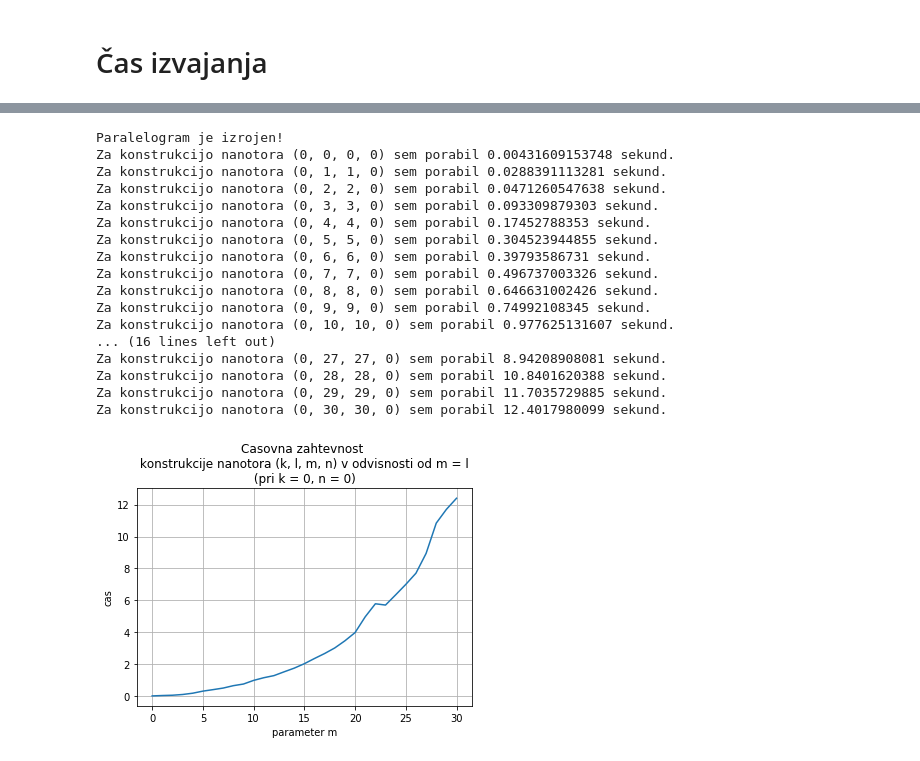
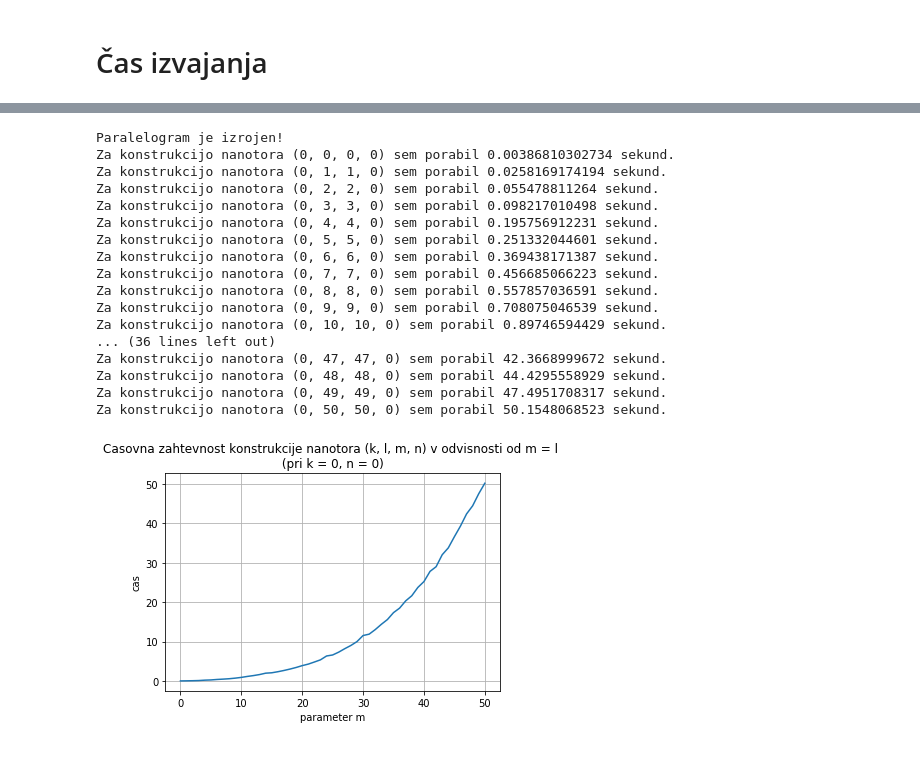
Before and after one commit to TomasRode/Nanotori, a Jupyter notebook: Nanotori.ipynb, the cells around one changed output, grey strips where cells are left out. Cells and saved outputs as stored; diff of their text form; code cells hidden in the pictures.

```diff
--- a/Nanotori.ipynb
+++ b/Nanotori.ipynb
@@ -728,54 +728,54 @@ plt.show()
 # %%
-### PODALJSEVANJE PARALELGRAMA V DVE SMERI ###
+# ## PODALJSEVANJE PARALELGRAMA V DVE SMERI ###
 
-import time
+# import time
 
-k, l, n = 0, 0, 0
+# k, l, n = 0, 0, 0
 
-P = []
-T = []
-for m in range(31):
-    zacetek = time.time()
-    G = nanotorus(k, l, m, n)
-    konec = time.time()
+# P2 = []
+# T2 = []
+# for m in range(51):
+#     zacetek = time.time()
+#     G = nanotorus(k, l, m, n)
+#     konec = time.time()
 
-    print("Za konstrukcijo nanotora ({}, {}, {}, {}) sem porabil {} sekund.".format(k, l, m, n, konec - zacetek))
+#     print("Za konstrukcijo nanotora ({}, {}, {}, {}) sem porabil {} sekund.".format(k, l, m, n, konec - zacetek))
 
-    # podaljsamo paralelgram še v drugo smer
-    l += 1
+#     # podaljsamo paralelgram še v drugo smer
+#     l += 1
 
-    P.append(m) # parametri
-    T.append(konec - zacetek) # cas
+#     P2.append(m) # parametri
+#     T2.append(konec - zacetek) # cas
 # %% [output]
 Paralelogram je izrojen!
-Za konstrukcijo nanotora (0, 0, 0, 0) sem porabil 0.00431609153748 sekund.
-Za konstrukcijo nanotora (0, 1, 1, 0) sem porabil 0.0288391113281 sekund.
-Za konstrukcijo nanotora (0, 2, 2, 0) sem porabil 0.0471260547638 sekund.
-Za konstrukcijo nanotora (0, 3, 3, 0) sem porabil 0.093309879303 sekund.
-Za konstrukcijo nanotora (0, 4, 4, 0) sem porabil 0.17452788353 sekund.
-Za konstrukcijo nanotora (0, 5, 5, 0) sem porabil 0.304523944855 sekund.
-Za konstrukcijo nanotora (0, 6, 6, 0) sem porabil 0.39793586731 sekund.
-Za konstrukcijo nanotora (0, 7, 7, 0) sem porabil 0.496737003326 sekund.
-Za konstrukcijo nanotora (0, 8, 8, 0) sem porabil 0.646631002426 sekund.
-Za konstrukcijo nanotora (0, 9, 9, 0) sem porabil 0.74992108345 sekund.
-Za konstrukcijo nanotora (0, 10, 10, 0) sem porabil 0.977625131607 sekund.
-... (16 lines left out)
-Za konstrukcijo nanotora (0, 27, 27, 0) sem porabil 8.94208908081 sekund.
-Za konstrukcijo nanotora (0, 28, 28, 0) sem porabil 10.8401620388 sekund.
-Za konstrukcijo nanotora (0, 29, 29, 0) sem porabil 11.7035729885 sekund.
-Za konstrukcijo nanotora (0, 30, 30, 0) sem porabil 12.4017980099 sekund.
+Za konstrukcijo nanotora (0, 0, 0, 0) sem porabil 0.00386810302734 sekund.
+Za konstrukcijo nanotora (0, 1, 1, 0) sem porabil 0.0258169174194 sekund.
+Za konstrukcijo nanotora (0, 2, 2, 0) sem porabil 0.055478811264 sekund.
+Za konstrukcijo nanotora (0, 3, 3, 0) sem porabil 0.098217010498 sekund.
+Za konstrukcijo nanotora (0, 4, 4, 0) sem porabil 0.195756912231 sekund.
+Za konstrukcijo nanotora (0, 5, 5, 0) sem porabil 0.251332044601 sekund.
+Za konstrukcijo nanotora (0, 6, 6, 0) sem porabil 0.369438171387 sekund.
+Za konstrukcijo nanotora (0, 7, 7, 0) sem porabil 0.456685066223 sekund.
+Za konstrukcijo nanotora (0, 8, 8, 0) sem porabil 0.557857036591 sekund.
+Za konstrukcijo nanotora (0, 9, 9, 0) sem porabil 0.708075046539 sekund.
+Za konstrukcijo nanotora (0, 10, 10, 0) sem porabil 0.89746594429 sekund.
+... (36 lines left out)
+Za konstrukcijo nanotora (0, 47, 47, 0) sem porabil 42.3668999672 sekund.
+Za konstrukcijo nanotora (0, 48, 48, 0) sem porabil 44.4295558929 sekund.
+Za konstrukcijo nanotora (0, 49, 49, 0) sem porabil 47.4951708317 sekund.
+Za konstrukcijo nanotora (0, 50, 50, 0) sem porabil 50.1548068523 sekund.
 # %%
 import matplotlib
 import matplotlib.pyplot as plt
 
 fig, ax = plt.subplots()
-ax.plot(P, T)
+ax.plot(P2, T2)
 
 ax.set(xlabel='parameter m', ylabel='cas',
-       title='Casovna zahtevnost \n konstrukcije nanotora (k, l, m, n) v odvisnosti od m = l \n (pri k = 0, n = 0) ')
+       title='Casovna zahtevnost konstrukcije nanotora (k, l, m, n) v odvisnosti od m = l \n (pri k = 0, n = 0) ')
 ax.grid()
 
-fig.savefig("test.png")
+fig.savefig("zahtevnost2.png")
 plt.show()
 # %% [output]
-[figure, old version]
+[figure, new version]
```
Also changed, not shown: parts of 6 cells of this notebook, 3 other files.
